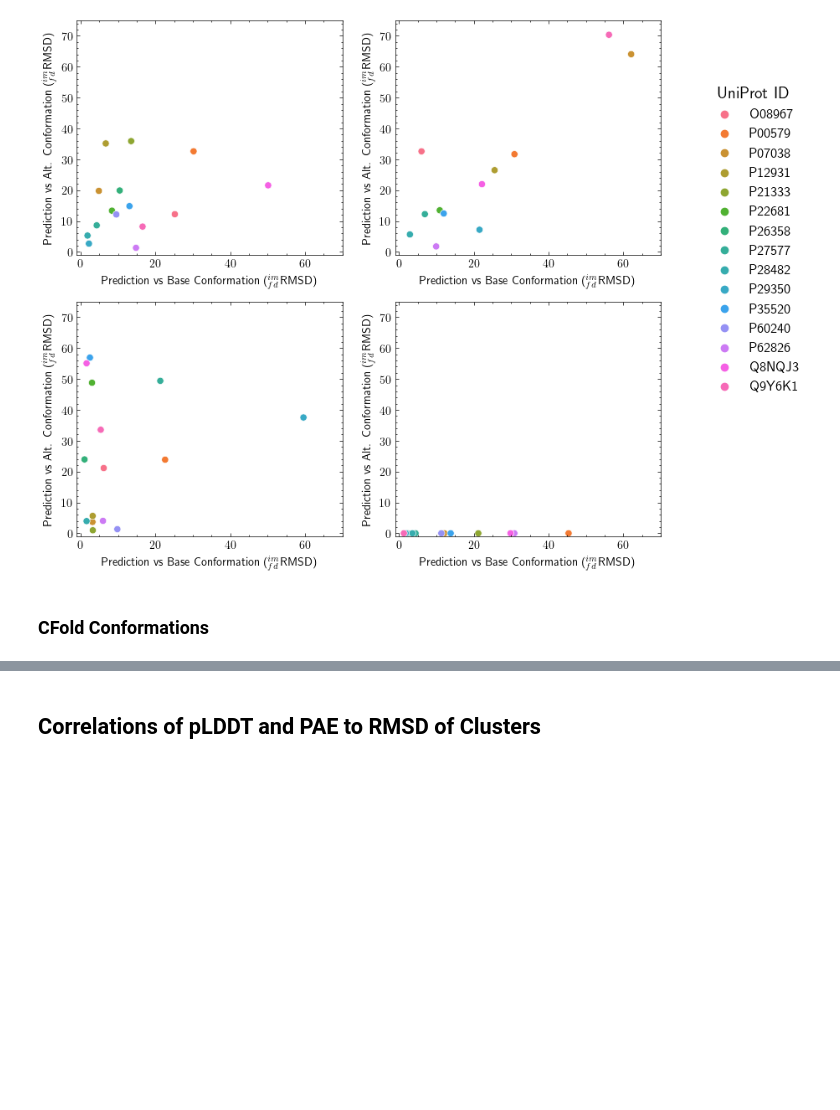
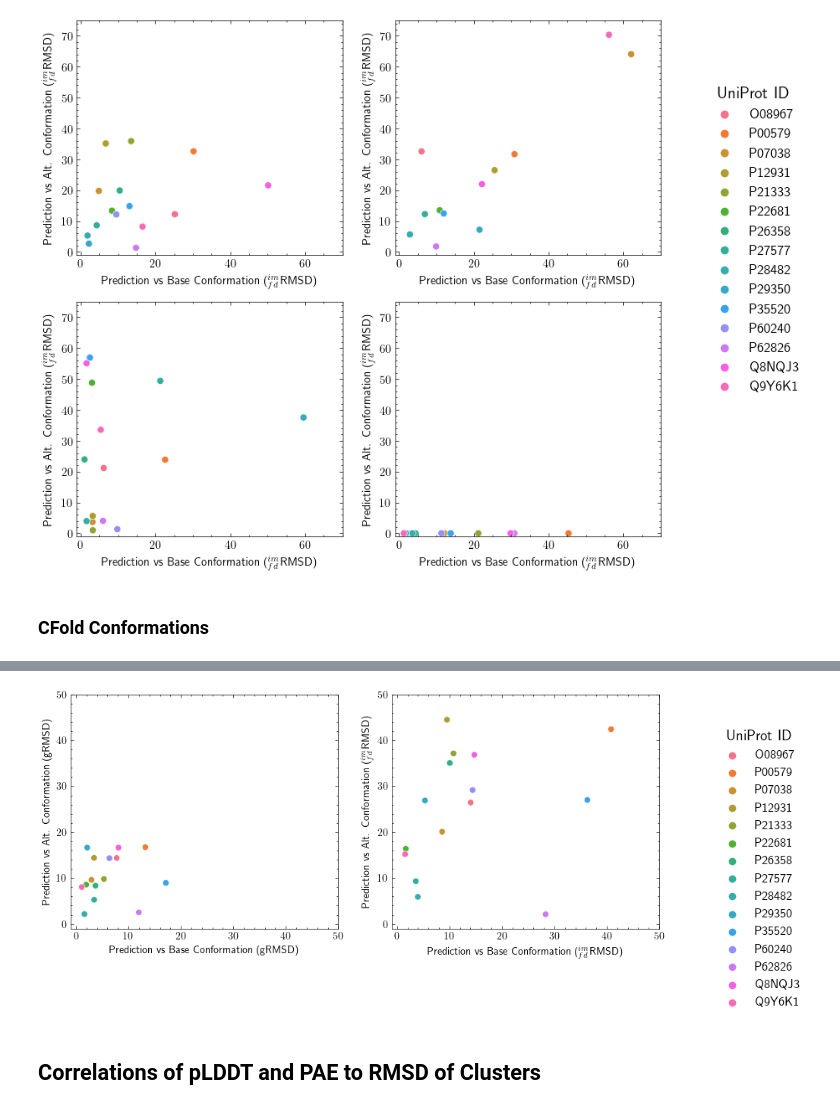
Before and after one commit to bperkinsj/autoinhibition_and_alphafold2, a Jupyter notebook: paper_figs.ipynb, the cells around one changed output, grey strips where cells are left out. Saved outputs shown, nothing was run; the diff lists cells and outputs as text; code cells hidden in the pictures; blank space fills up the shorter version.

```diff
--- a/paper_figs.ipynb
+++ b/paper_figs.ipynb
@@ -3395,6 +3403,7 @@ See the caveats in the documentation: https://pandas.pydata.org/pandas-docs/stab
 uc_scatter = pd.merge(best_conf_one_uc, best_conf_two_uc, how='left', on='UniProt')
 lc_scatter = pd.merge(best_conf_one_lc, best_conf_two_lc, how='left', on='UniProt')
 af3_scatter = pd.merge(af3_conf_one, af3_conf_two, how='left', on='UniProt')
+bemu_scatter = pd.merge(bemu_conf_one, bemu_conf_two, how='left', on='UniProt')
 fd_scatter = best_conf_one_grmsd_fd.copy()
 fd_scatter['gRMSD_y'] = 0
 fd_scatter = fd_scatter.rename(columns={'gRMSD': 'gRMSD_x'})
@@ -3545,6 +3570,7 @@ af3_imfd = af3_imfd.set_index(af3_imfd['method_conf']).reindex(orders).reset_ind
 uc_scatter = pd.merge(imfd_conf_one_uc, imfd_conf_two_uc, how='left', on='UniProt')
 lc_scatter = pd.merge(imfd_conf_one_lc, imfd_conf_two_lc, how='left', on='UniProt')
 af3_scatter = pd.merge(af3_conf_one, af3_conf_two, how='left', on='UniProt')
+bemu_imfd_scatter = pd.merge(bemu_one_imfd, bemu_two_imfd, how='left', on='UniProt')
 fd_scatter = best_conf_one_grmsd_fd.copy()
 fd_scatter['$_{fd}^{im}$RMSD_y'] = 0
 fd_scatter = fd_scatter.rename(columns={'$_{fd}^{im}$RMSD': '$_{fd}^{im}$RMSD_x'})
@@ -3691,3 +3770,27 @@ best_conf_two_cfold['UniProt'].nunique()
+# %%
+fig, ax = plt.subplots(1, 2, figsize=(10, 4))
+
+sns.scatterplot(data=bemu_scatter, x='gRMSD_x', y='gRMSD_y', ax=ax[0], hue='UniProt')
+ax[0].set_xlim(-1, 50)
+ax[0].set_ylim(-1, 50)
+ax[0].set_xlabel('Prediction vs Base Conformation (gRMSD)')
+ax[0].set_ylabel('Prediction vs Alt. Conformation (gRMSD)')
+ax[0].get_legend().remove()
+
+sns.scatterplot(data=bemu_imfd_scatter, x='$_{fd}^{im}$RMSD_x', y='$_{fd}^{im}$RMSD_y', ax=ax[1], hue='UniProt')
+ax[1].set_xlim(-1, 50)
+ax[1].set_ylim(-1, 50)
+ax[1].set_xlabel('Prediction vs Base Conformation ($_{fd}^{im}$RMSD)')
+ax[1].set_ylabel('Prediction vs Alt. Conformation ($_{fd}^{im}$RMSD)')
+ax[1].get_legend().remove()
+
+handles, labels = ax[1].get_legend_handles_labels()
+fig.legend(handles, labels, title='UniProt ID',
+           title_fontsize=14, fontsize=12, bbox_to_anchor=(1.1, .8))
+
+plt.savefig('./project_pipeline/data/figures/paper/bemu_scatter.png', dpi=500, bbox_inches='tight')
+# %% [output]
+[figure, added]
 # %% [markdown]
 ## Correlations of pLDDT and PAE to RMSD of Clusters
 # %% [markdown]
```
Also changed, not shown: parts of 18 cells of this notebook, 4 other files.
